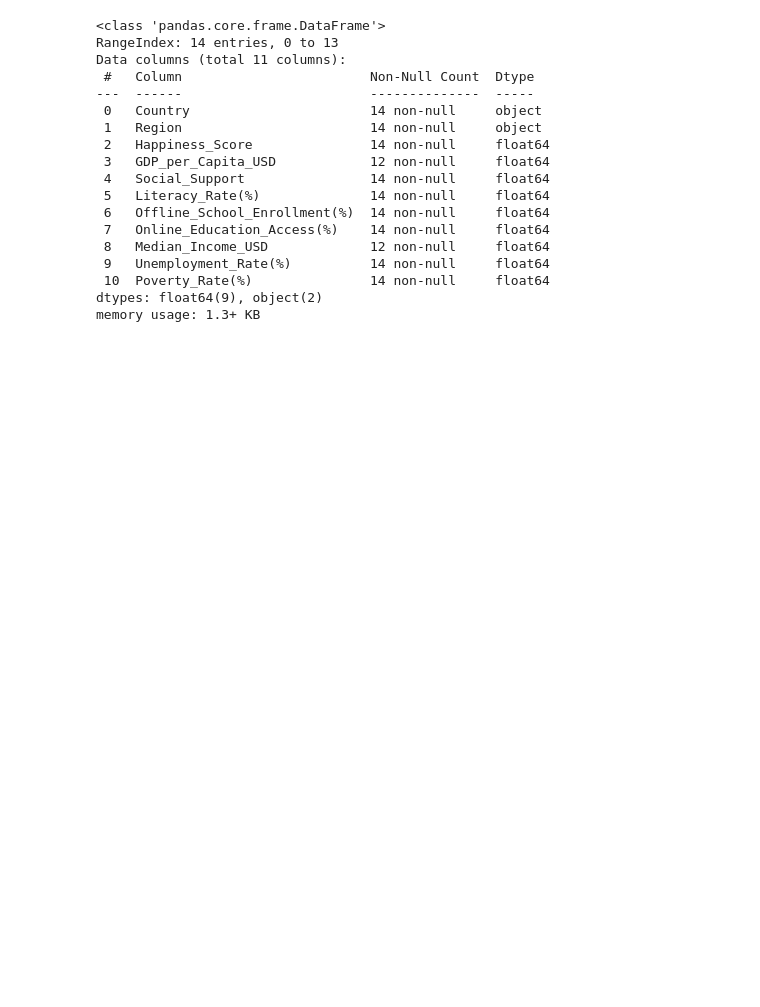
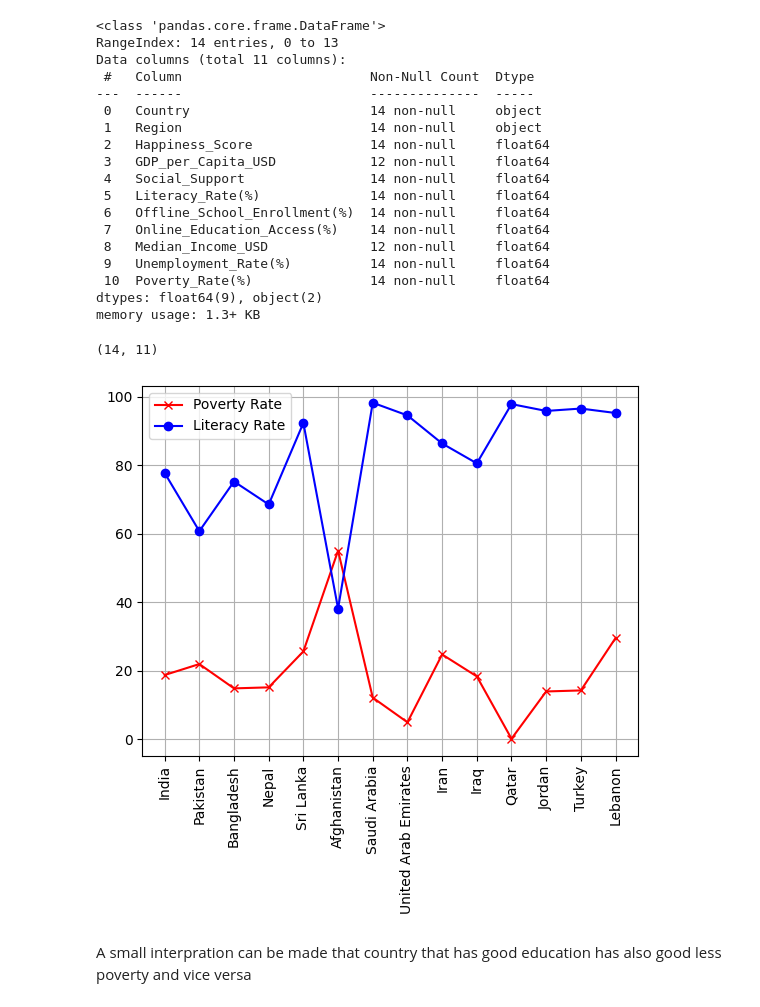
Before and after one commit to bdipesh3045/356-Days-Of-Data-Science, a Jupyter notebook: EDA_practise.ipynb, the cells around one changed output. Saved outputs shown, nothing was run; the diff lists cells and outputs as text; code cells hidden in the pictures; blank space fills up the shorter version.

```diff
--- a/EDA_practise.ipynb
+++ b/EDA_practise.ipynb
@@ -66,3 +66,7 @@ Data columns (total 11 columns):
  10  Poverty_Rate(%)               14 non-null     float64
 dtypes: float64(9), object(2)
 memory usage: 1.3+ KB
+# %%
+df.shape
+# %% [output]
+(14, 11)
@@ -68,0 +75,13 @@ memory usage: 1.3+ KB
+# %%
+fig, ax = plt.subplots()
+ax.plot(df['Country'],df['Poverty_Rate(%)  '],marker="x",color='r',label="Poverty Rate")
+ax.plot(df['Country'],df["Literacy_Rate(%)"],marker="o",color='b',label="Literacy Rate")
+
+ax.set_xticklabels(df['Country'], rotation=90)
+ax.grid()
+ax.legend()
+plt.show()
+# %% [output]
+[figure, added]
+# %% [markdown]
+A small interpration can be made that country that has good education has also good less poverty and vice versa
```
Also changed, not shown: parts of 1 cell of this notebook.
